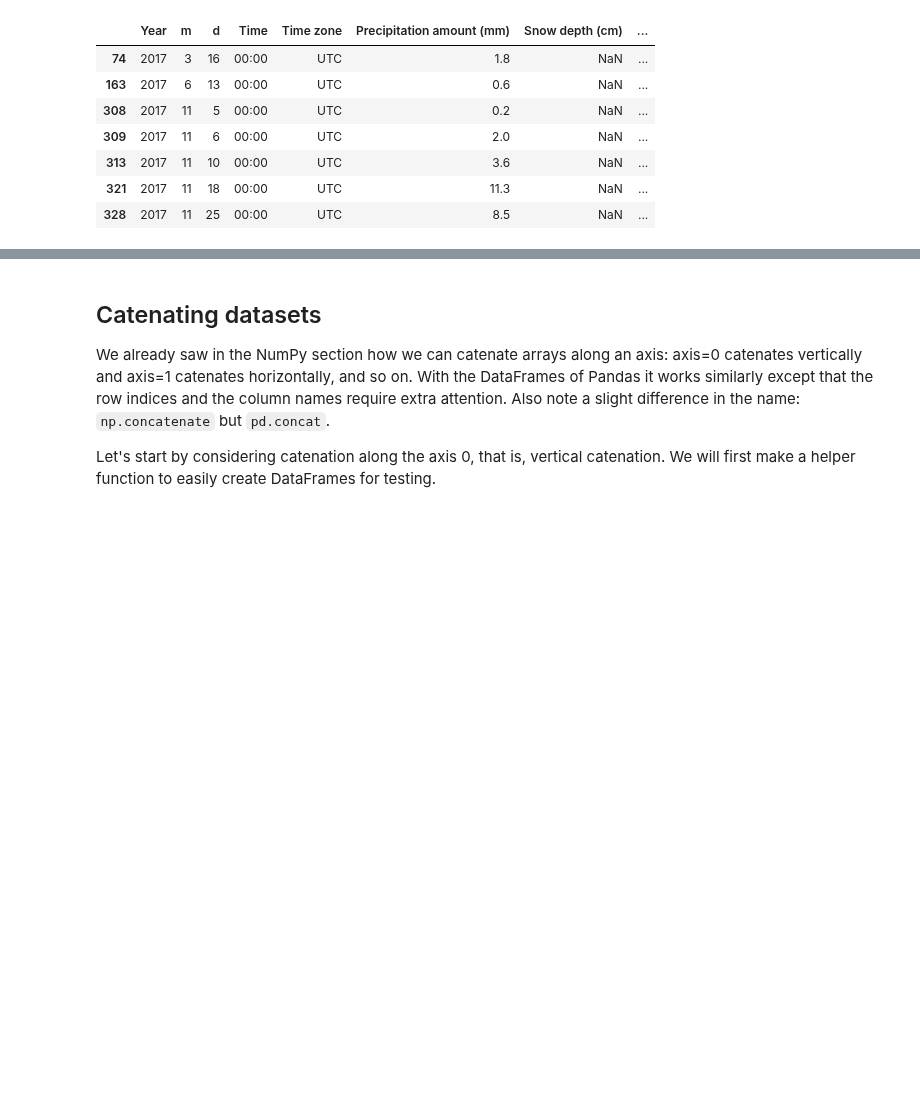
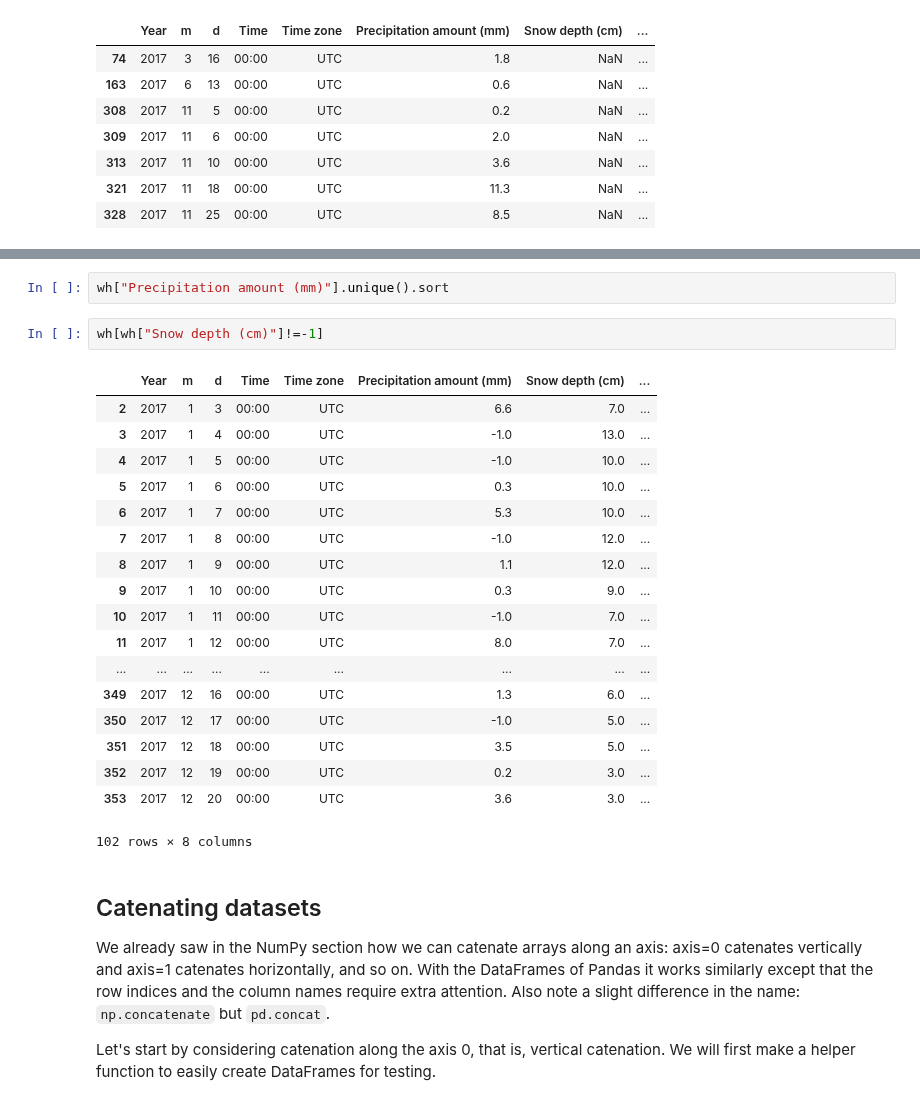
Before and after one commit to jttoivon/data-analysis-with-python-spring-2019, a Jupyter notebook: pandas.ipynb, the cells around one changed output, grey strips where cells are left out. Cells and saved outputs as stored; diff of their text form; blank space fills up the shorter version.

```diff
--- a/pandas.ipynb
+++ b/pandas.ipynb
@@ -238,3 +320,26 @@ wh[wh.isnull().any(axis=1)]
+# %%
+wh["Precipitation amount (mm)"].unique().sort
+# %%
+wh[wh["Snow depth (cm)"]!=-1]
+# %% [output]
+|  | Year | m | d | Time | Time zone | Precipitation amount (mm) | Snow depth (cm) | ... |
+| 2 | 2017 | 1 | 3 | 00:00 | UTC | 6.6 | 7.0 | ... |
+| 3 | 2017 | 1 | 4 | 00:00 | UTC | -1.0 | 13.0 | ... |
+| 4 | 2017 | 1 | 5 | 00:00 | UTC | -1.0 | 10.0 | ... |
+| 5 | 2017 | 1 | 6 | 00:00 | UTC | 0.3 | 10.0 | ... |
+| 6 | 2017 | 1 | 7 | 00:00 | UTC | 5.3 | 10.0 | ... |
+| 7 | 2017 | 1 | 8 | 00:00 | UTC | -1.0 | 12.0 | ... |
+| 8 | 2017 | 1 | 9 | 00:00 | UTC | 1.1 | 12.0 | ... |
+| 9 | 2017 | 1 | 10 | 00:00 | UTC | 0.3 | 9.0 | ... |
+| 10 | 2017 | 1 | 11 | 00:00 | UTC | -1.0 | 7.0 | ... |
+| 11 | 2017 | 1 | 12 | 00:00 | UTC | 8.0 | 7.0 | ... |
+| ... | ... | ... | ... | ... | ... | ... | ... | ... |
+| 349 | 2017 | 12 | 16 | 00:00 | UTC | 1.3 | 6.0 | ... |
+| 350 | 2017 | 12 | 17 | 00:00 | UTC | -1.0 | 5.0 | ... |
+| 351 | 2017 | 12 | 18 | 00:00 | UTC | 3.5 | 5.0 | ... |
+| 352 | 2017 | 12 | 19 | 00:00 | UTC | 0.2 | 3.0 | ... |
+| 353 | 2017 | 12 | 20 | 00:00 | UTC | 3.6 | 3.0 | ... |
+102 rows × 8 columns
 # %% [markdown]
 ## Catenating datasets
 
```
Also changed, not shown: parts of 15 cells of this notebook, 1 other file.
